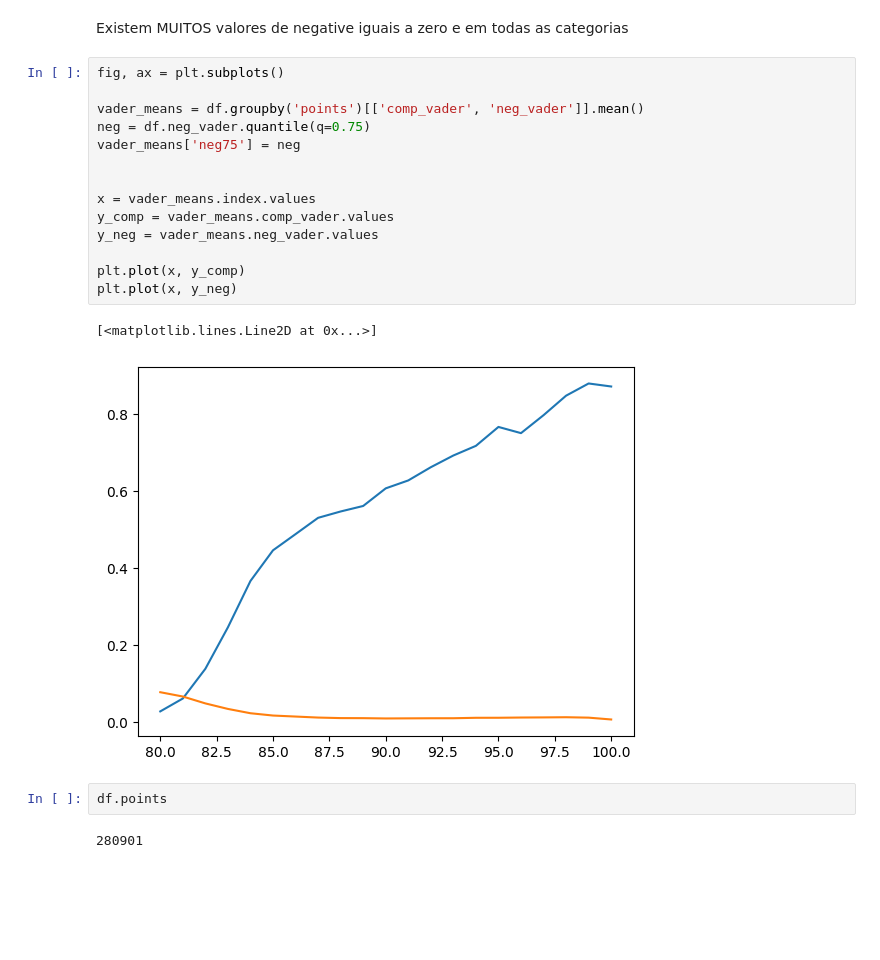
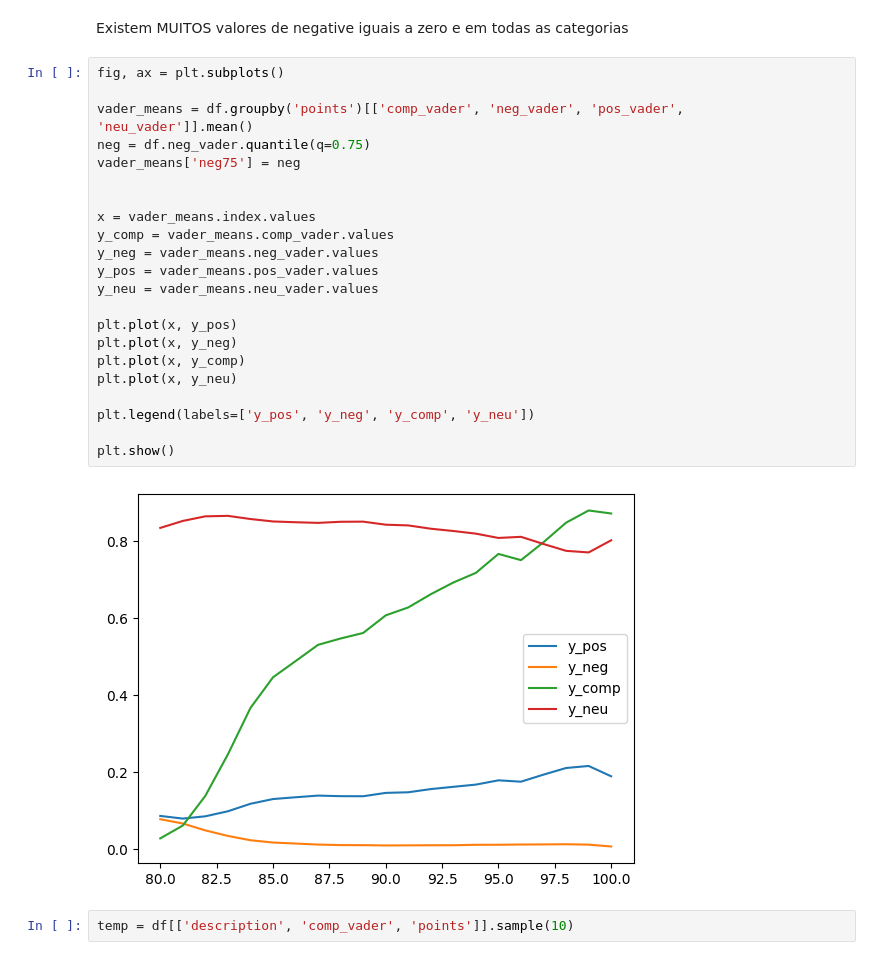
Before and after one commit to jvlopesdp/wine_recommendation, a Jupyter notebook: notebooks/2023 09 22_Sentiment analysis.ipynb, the cells around one changed output. Cells and saved outputs as stored; diff of their text form; blank space fills up the shorter version.

Commit message:
Análise de distribuiççao do compound ('comp_vader')

```diff
--- a/notebooks/2023 09 22_Sentiment analysis.ipynb
+++ b/notebooks/2023 09 22_Sentiment analysis.ipynb
@@ -249,21 +249,26 @@ Existem MUITOS valores de negative iguais a zero e em todas as categorias
 # %%
 fig, ax = plt.subplots()
 
-vader_means = df.groupby('points')[['comp_vader', 'neg_vader']].mean()
+vader_means = df.groupby('points')[['comp_vader', 'neg_vader', 'pos_vader', 'neu_vader']].mean()
 neg = df.neg_vader.quantile(q=0.75)
 vader_means['neg75'] = neg
 
 
 x = vader_means.index.values
 y_comp = vader_means.comp_vader.values
 y_neg = vader_means.neg_vader.values
+y_pos = vader_means.pos_vader.values
+y_neu = vader_means.neu_vader.values
 
+plt.plot(x, y_pos)
+plt.plot(x, y_neg)
 plt.plot(x, y_comp)
-plt.plot(x, y_neg)
+plt.plot(x, y_neu)
+
+plt.legend(labels=['y_pos', 'y_neg', 'y_comp', 'y_neu'])
+
+plt.show()
 # %% [output]
-[<matplotlib.lines.Line2D at 0x...>]
-[figure, old version]
+[figure, new version]
-# %%
-df.points
-# %% [output]
-280901
+# %%
+temp = df[['description', 'comp_vader', 'points']].sample(10)
```
Also changed, not shown: parts of 5 cells of this notebook.
